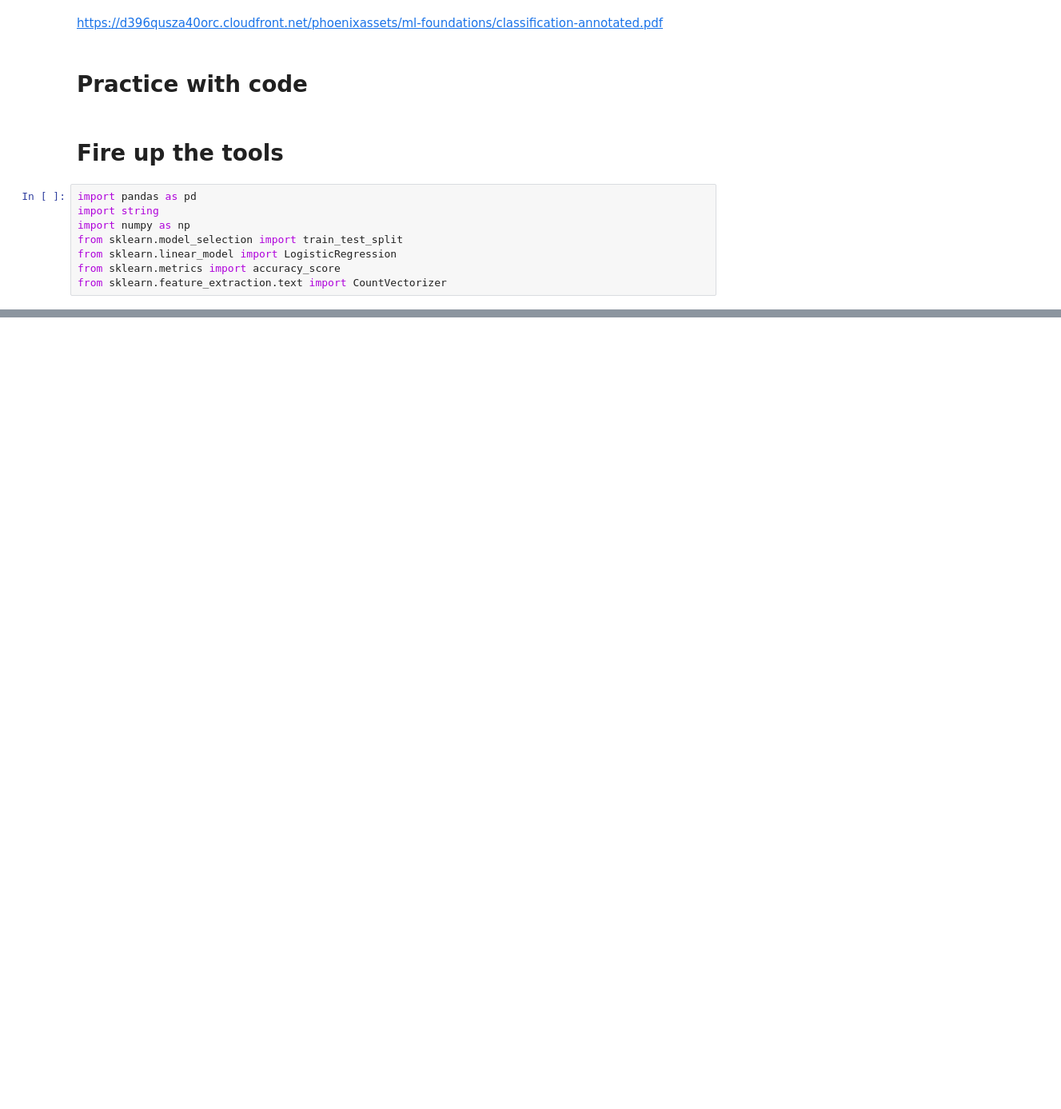
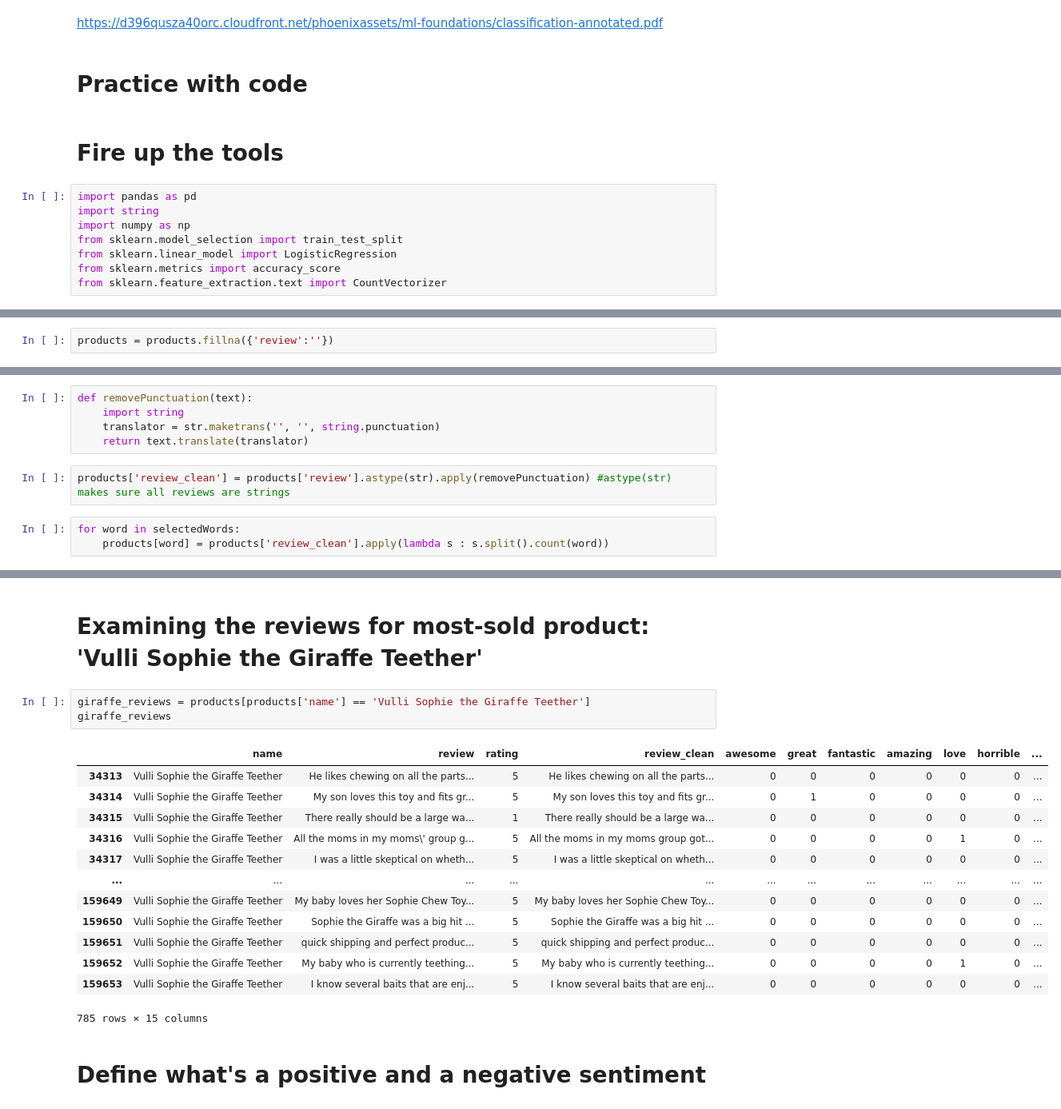
Before and after one commit to Estefaniajim/Machine-Learning-Projects, a Jupyter notebook: Machine Learning Foundations Coursera/A Case Study Approach Week 3/Untitled.ipynb, the cells around one changed output, grey strips where cells are left out. Shown at 80% size. Saved outputs shown, nothing was run; the diff lists cells and outputs as text; blank space fills up the shorter version.

```diff
--- a/Machine Learning Foundations Coursera/A Case Study Approach Week 3/Untitled.ipynb
+++ b/Machine Learning Foundations Coursera/A Case Study Approach Week 3/Untitled.ipynb
@@ -175,0 +199,2 @@ from sklearn.feature_extraction.text import CountVectorizer
+# %%
+products = products.fillna({'review':''})
@@ -175,0 +203,10 @@ from sklearn.feature_extraction.text import CountVectorizer
+# %%
+def removePunctuation(text):
+    import string
+    translator = str.maketrans('', '', string.punctuation)
+    return text.translate(translator)
+# %%
+products['review_clean'] = products['review'].astype(str).apply(removePunctuation) #astype(str) makes sure all reviews are strings
+# %%
+for word in selectedWords:
+    products[word] = products['review_clean'].apply(lambda s : s.split().count(word))
@@ -175,0 +239,21 @@ from sklearn.feature_extraction.text import CountVectorizer
+# %% [markdown]
+# Examining the reviews for most-sold product: 'Vulli Sophie the Giraffe Teether'
+# %%
+giraffe_reviews = products[products['name'] == 'Vulli Sophie the Giraffe Teether']
+giraffe_reviews
+# %% [output]
+|  | name | review | rating | review_clean | awesome | great | fantastic | amazing | love | horrible | ... |
+| 34313 | Vulli Sophie the Giraffe Teether | He likes chewing on all the parts... | 5 | He likes chewing on all the parts... | 0 | 0 | 0 | 0 | 0 | 0 | ... |
+| 34314 | Vulli Sophie the Giraffe Teether | My son loves this toy and fits gr... | 5 | My son loves this toy and fits gr... | 0 | 1 | 0 | 0 | 0 | 0 | ... |
+| 34315 | Vulli Sophie the Giraffe Teether | There really should be a large wa... | 1 | There really should be a large wa... | 0 | 0 | 0 | 0 | 0 | 0 | ... |
+| 34316 | Vulli Sophie the Giraffe Teether | All the moms in my moms\' group g... | 5 | All the moms in my moms group got... | 0 | 0 | 0 | 0 | 1 | 0 | ... |
+| 34317 | Vulli Sophie the Giraffe Teether | I was a little skeptical on wheth... | 5 | I was a little skeptical on wheth... | 0 | 0 | 0 | 0 | 0 | 0 | ... |
+| ... | ... | ... | ... | ... | ... | ... | ... | ... | ... | ... | ... |
+| 159649 | Vulli Sophie the Giraffe Teether | My baby loves her Sophie Chew Toy... | 5 | My baby loves her Sophie Chew Toy... | 0 | 0 | 0 | 0 | 0 | 0 | ... |
+| 159650 | Vulli Sophie the Giraffe Teether | Sophie the Giraffe was a big hit ... | 5 | Sophie the Giraffe was a big hit ... | 0 | 0 | 0 | 0 | 0 | 0 | ... |
+| 159651 | Vulli Sophie the Giraffe Teether | quick shipping and perfect produc... | 5 | quick shipping and perfect produc... | 0 | 0 | 0 | 0 | 0 | 0 | ... |
+| 159652 | Vulli Sophie the Giraffe Teether | My baby who is currently teething... | 5 | My baby who is currently teething... | 0 | 0 | 0 | 0 | 1 | 0 | ... |
+| 159653 | Vulli Sophie the Giraffe Teether | I know several baits that are enj... | 5 | I know several baits that are enj... | 0 | 0 | 0 | 0 | 0 | 0 | ... |
+785 rows × 15 columns
+# %% [markdown]
+# Define what's a positive and a negative sentiment
```
Also changed, not shown: parts of 33 cells of this notebook.
